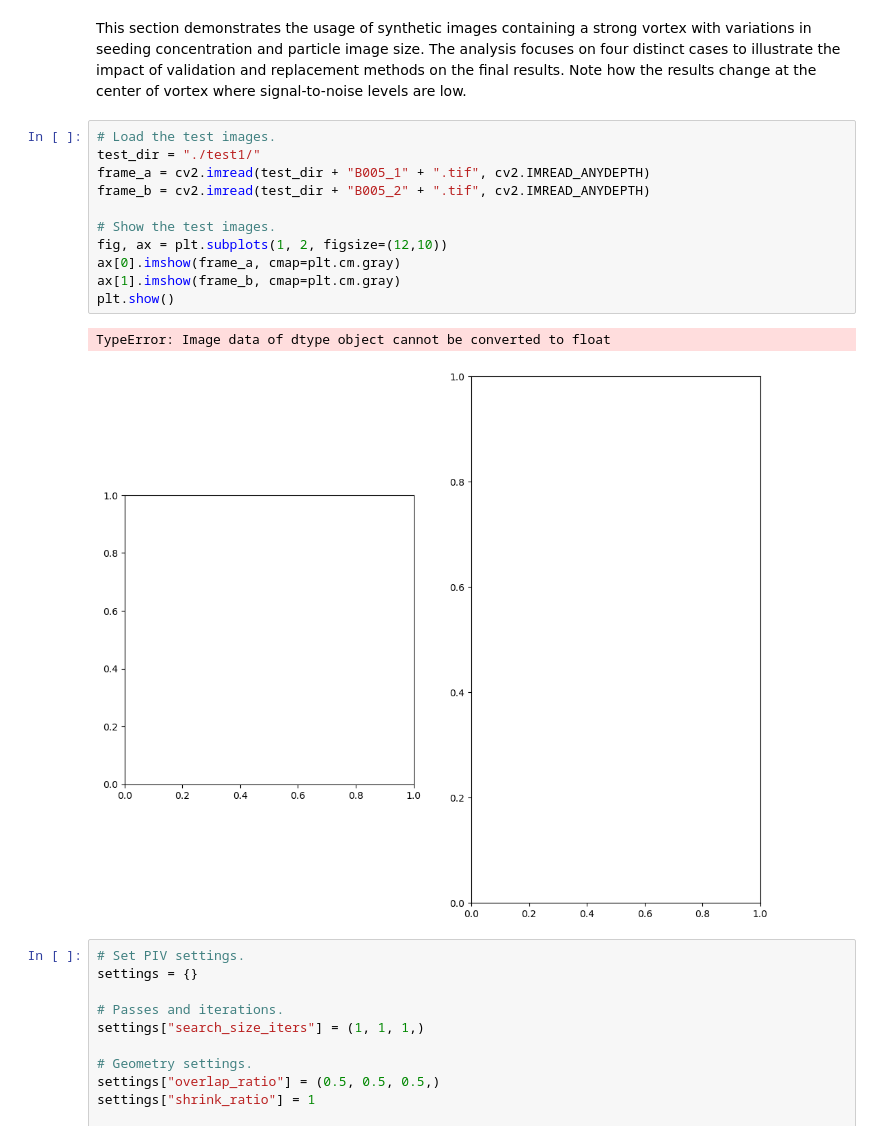
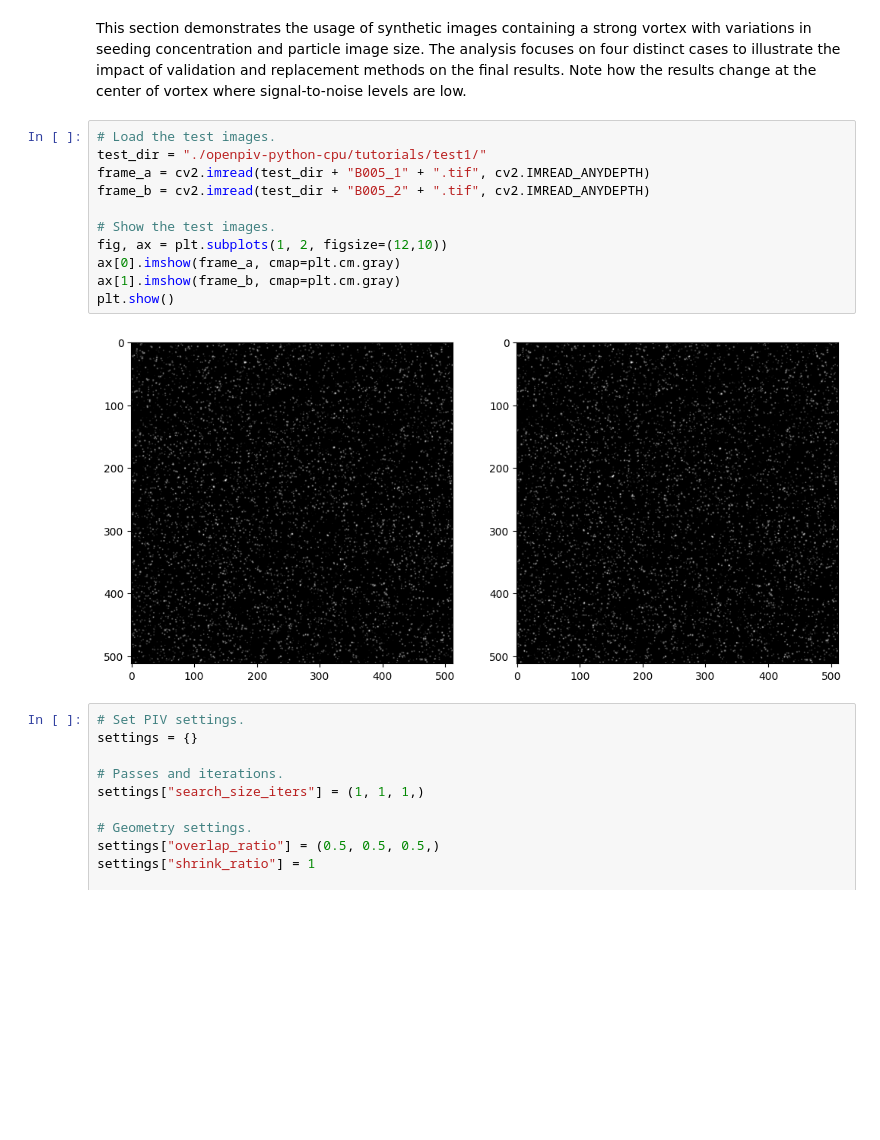
Before and after one commit to ali-sh-96/openpiv-python-cpu, a Jupyter notebook: tutorials/openpiv_python_cpu_tutorial.ipynb, the cells around one changed output. Saved outputs shown, nothing was run; the diff lists cells and outputs as text; blank space fills up the shorter version.

```diff
--- a/tutorials/openpiv_python_cpu_tutorial.ipynb
+++ b/tutorials/openpiv_python_cpu_tutorial.ipynb
@@ -45,18 +68,17 @@ By default, the algorithms in this implementation use single precision floating
 This section demonstrates the usage of synthetic images containing a strong vortex with variations in seeding concentration and particle image size. The analysis focuses on four distinct cases to illustrate the impact of validation and replacement methods on the final results. Note how the results change at the center of vortex where signal-to-noise levels are low.
 # %%
 # Load the test images.
-test_dir = "./test1/"
+test_dir = "./openpiv-python-cpu/tutorials/test1/"
 frame_a = cv2.imread(test_dir + "B005_1" + ".tif", cv2.IMREAD_ANYDEPTH)
 frame_b = cv2.imread(test_dir + "B005_2" + ".tif", cv2.IMREAD_ANYDEPTH)
 
 # Show the test images.
 fig, ax = plt.subplots(1, 2, figsize=(12,10))
 ax[0].imshow(frame_a, cmap=plt.cm.gray)
 ax[1].imshow(frame_b, cmap=plt.cm.gray)
 plt.show()
 # %% [output]
-TypeError: Image data of dtype object cannot be converted to float
-[figure, old version]
+[figure, new version]
 # %%
 # Set PIV settings.
 settings = {}
```
Also changed, not shown: parts of 8 cells of this notebook, 1 other file.
